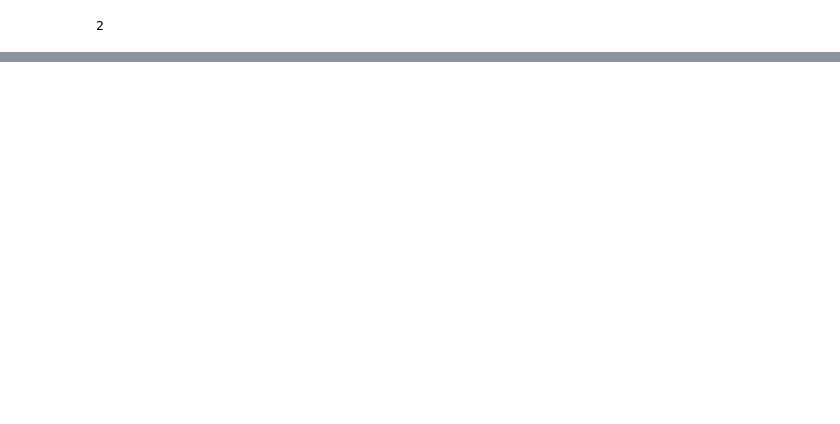
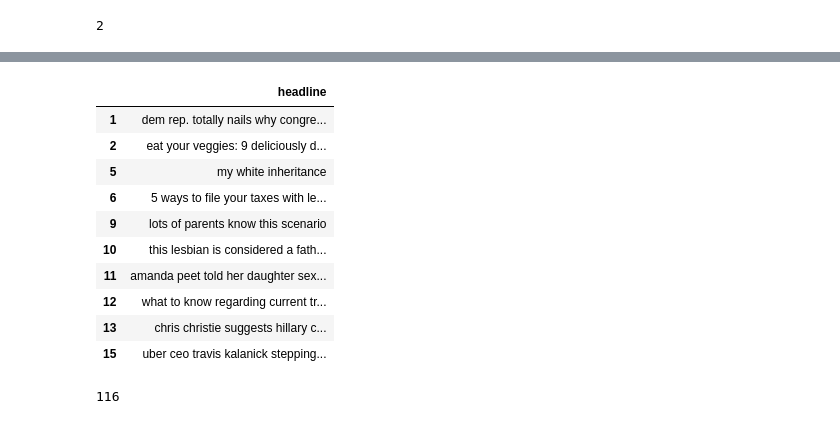
Before and after one commit to Sangeetha-238/sarcasm-detection-nlp, a Jupyter notebook: notebooks/01_data_exploration.ipynb, the cells around one changed output, grey strips where cells are left out. Cells and saved outputs as stored; diff of their text form; code cells hidden in the pictures; blank space fills up the shorter version.

```diff
--- a/notebooks/01_data_exploration.ipynb
+++ b/notebooks/01_data_exploration.ipynb
@@ -56,0 +162,18 @@ df.duplicated().sum()
+# %%
+df[df["is_sarcastic"] == 0][["headline"]].head(10)
+# %% [output]
+|  | headline |
+| 1 | dem rep. totally nails why congre... |
+| 2 | eat your veggies: 9 deliciously d... |
+| 5 | my white inheritance |
+| 6 | 5 ways to file your taxes with le... |
+| 9 | lots of parents know this scenario |
+| 10 | this lesbian is considered a fath... |
+| 11 | amanda peet told her daughter sex... |
+| 12 | what to know regarding current tr... |
+| 13 | chris christie suggests hillary c... |
+| 15 | uber ceo travis kalanick stepping... |
+# %%
+df["headline"].duplicated().sum()
+# %% [output]
+116
```
Also changed, not shown: parts of 17 cells of this notebook.
